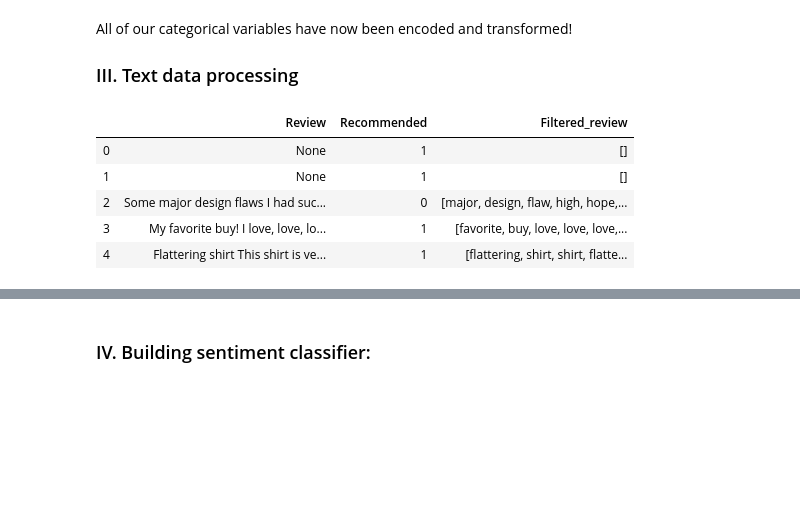
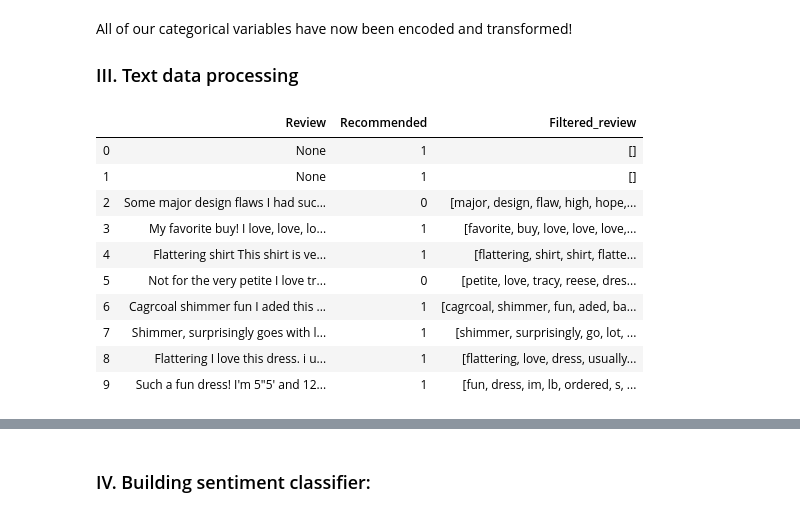
Before and after one commit to vilandao/sentiment_analysis_ecommerce, a Jupyter notebook: Sentiment analysis - Women's e commerce clothing reviews.ipynb, the cells around one changed output, grey strips where cells are left out. Cells and saved outputs as stored; diff of their text form; code cells hidden in the pictures; blank space fills up the shorter version.

```diff
--- a/Sentiment analysis - Women's e commerce clothing reviews.ipynb
+++ b/Sentiment analysis - Women's e commerce clothing reviews.ipynb
@@ -345,9 +347,6 @@ It looks like Casual bottom, Jeans and Layering have higher average rating than
 
 The next step we'll have to do is to encode our categorical variables.
 # %%
-# Encode divison, department and class using LabelEncoder:
-encoder = LabelEncoder()
-
-df['Division'] = encoder.fit_transform(df['Division'].values).tolist()
-df['Department'] = encoder.fit_transform(df['Department'].values).tolist()
-df['Class'] = encoder.fit_transform(df['Class'].values).tolist()
+# Encode class using LabelEncoder:
+encoder1 = LabelEncoder()
+df['Class'] = encoder1.fit_transform(df['Class'].values).tolist()
@@ -362,0 +353,4 @@ df.head()
+# %%
+# Encode division and department using OneHotEncoder method:
+df = pd.get_dummies(data=df, columns=['Division', 'Department'])
+df.head()
@@ -386,20 +386,25 @@ def process_text(text):
 text_df['Filtered_review'] = process_text(text_df['Review'])
 # %%
 # Instantiate the Word tokenizer & Word lemmatizer:
-tokenizer = nltk.tokenize.WhitespaceTokenizer()
+tokenizer = nltk.tokenize.RegexpTokenizer('\s+', gaps = True)
 lemmatizer = nltk.stem.WordNetLemmatizer()
 
 # Define a word lemmatizer function:
 def lemmatize_text(text):
     return [lemmatizer.lemmatize(w) for w in tokenizer.tokenize(text)]
 
 # Apply the word lemmatizer function to data:
 text_df['Filtered_review'] = text_df['Filtered_review'].apply(lemmatize_text)
-text_df.head()
+text_df.head(10)
 # %% [output]
 |  | Review | Recommended | Filtered_review |
 | 0 | None | 1 | [] |
 | 1 | None | 1 | [] |
 | 2 | Some major design flaws I had suc... | 0 | [major, design, flaw, high, hope,... |
 | 3 | My favorite buy! I love, love, lo... | 1 | [favorite, buy, love, love, love,... |
 | 4 | Flattering shirt This shirt is ve... | 1 | [flattering, shirt, shirt, flatte... |
+| 5 | Not for the very petite I love tr... | 0 | [petite, love, tracy, reese, dres... |
+| 6 | Cagrcoal shimmer fun I aded this ... | 1 | [cagrcoal, shimmer, fun, aded, ba... |
+| 7 | Shimmer, surprisingly goes with l... | 1 | [shimmer, surprisingly, go, lot, ... |
+| 8 | Flattering I love this dress. i u... | 1 | [flattering, love, dress, usually... |
+| 9 | Such a fun dress! I'm 5"5' and 12... | 1 | [fun, dress, im, lb, ordered, s, ... |
```
Also changed, not shown: parts of 32 cells of this notebook, 1 other file.
